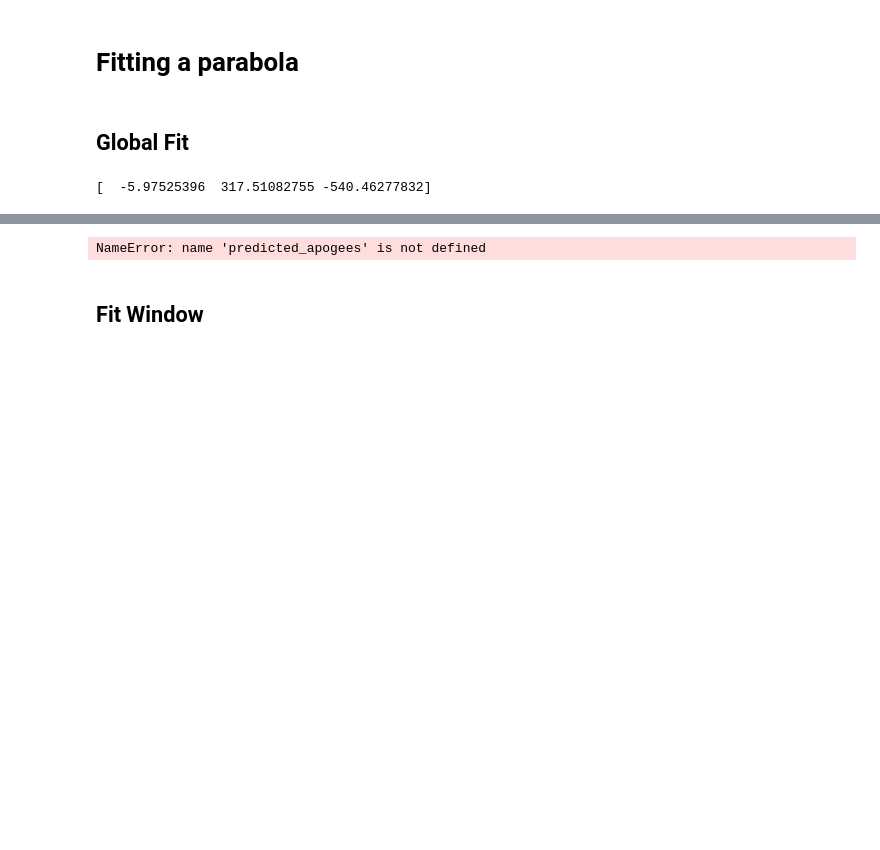
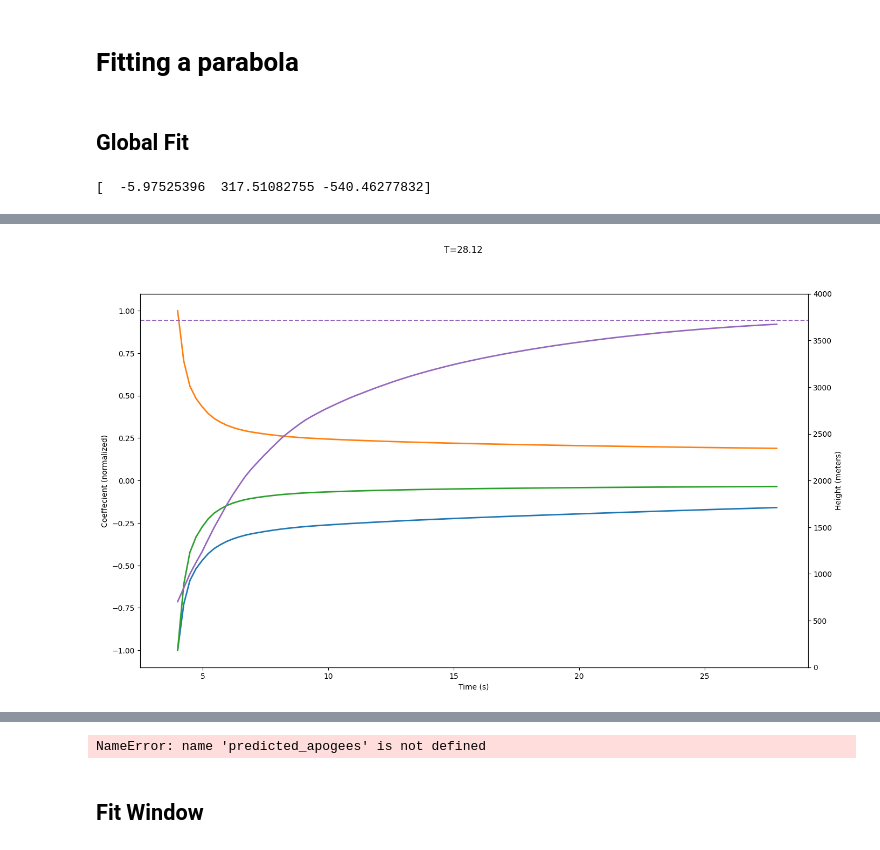
Before and after one commit to cowsed/DeploymentMod, a Jupyter notebook: Experiments/Fitting.ipynb, the cells around one changed output, grey strips where cells are left out. Drawn from its saved outputs; the diff is of its cells as text; code cells hidden in the pictures; blank space fills up the shorter version.

```diff
--- a/Experiments/Fitting.ipynb
+++ b/Experiments/Fitting.ipynb
@@ -125,0 +175,62 @@ Input #0, image2, from 'intermediate_data/stepped_fitting/%03d.png':
+# %%
+# creating a blank window
+# for the animation
+fig = plt.figure(figsize=(16,9))
+axis = plt.axes(xlim =(boost_end/1000 - 1, first_charge/1000 + 1),
+                ylim =(-1.1, 1.1))
+
+axis.set_xlabel("Time (s)")
+axis.set_ylabel("Coeffecient (normalized)")
+line0, = axis.plot([], [], lw = 2, label = "e0")
+line1, = axis.plot([], [], lw = 2, label = "e1")
+line2, = axis.plot([], [], lw = 2, label = "e2")
+
+sy = axis.twinx()
+sy.set_ylim(0, 4000)
+sy.axhline(actual_apogee, c='C4', linestyle='dashed')
+sy.set_ylabel("Height (meters)")
+
+
+apogee_pred_time = axis.axhline(12.5)
+# print(apogee_pred_time.get_data())
+# return
+
+line_apo, = sy.plot([], [], lw=2, c = 'C4')
+def init():
+    line0.set_data([], [])
+    line1.set_data([], [])
+    line2.set_data([], [])
+    line_apo.set_data([], [])
+    apogee_pred_time.set_data([], [])
+    return line1, line1, line2, line_apo
+
+# animation function
+def animate(i):
+
+
+    latest = pts.iloc[i]
+    t = latest.time
+
+    fig.suptitle(f"T={t:.2f}")
+
+    dat = pts.iloc[:i]
+    xs = dat.time
+
+    line0.set_data(xs, dat.n0)
+    line1.set_data(xs, dat.n1)
+    line2.set_data(xs, dat.n2)
+
+    line_apo.set_data(xs, dat.apogee_height_pred)
+
+    apogee_pred_time.set_data([0,1], [latest['apogee_time_pred'], latest['apogee_time_pred']])
+
+    return line0, line1, line2, line_apo
+
+# calling the animation function
+anim = animation.FuncAnimation(fig, animate, init_func = init,
+                               frames = len(pts), blit = True)
+
+# saves the animation in our desktop
+anim.save('growingCoil.mp4', writer = 'ffmpeg', fps = 60)
+# %% [output]
+[figure, added]
```
Also changed, not shown: parts of 40 cells of this notebook, 5 other files.
